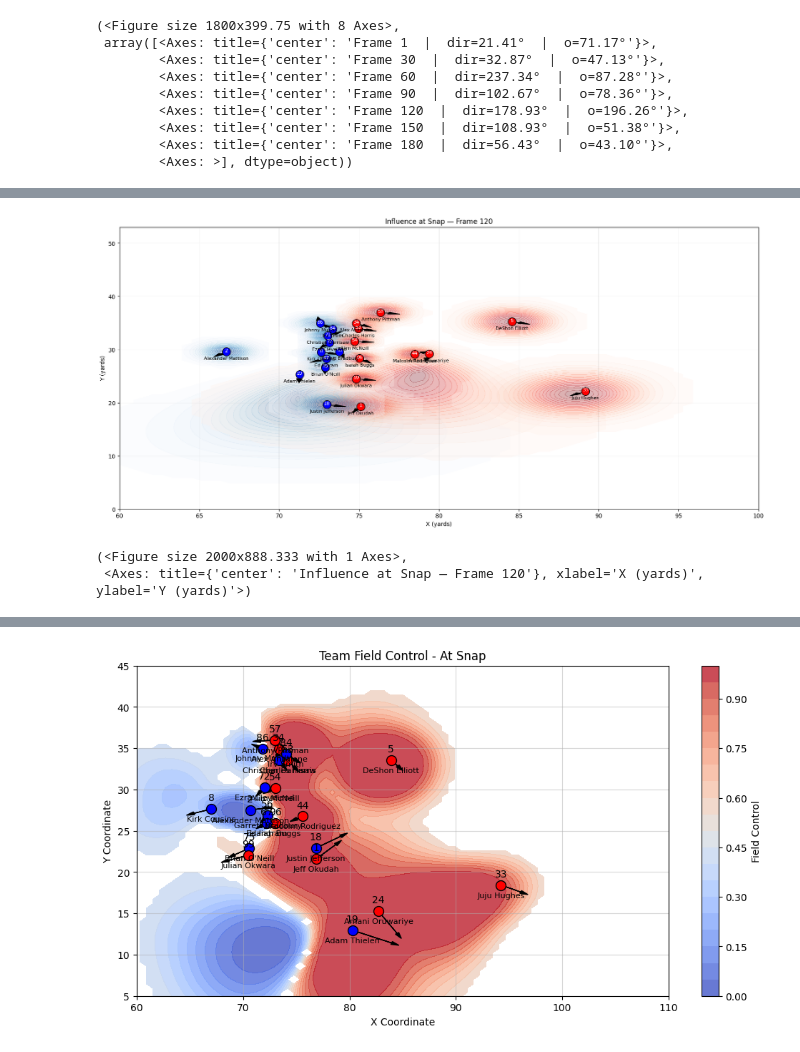
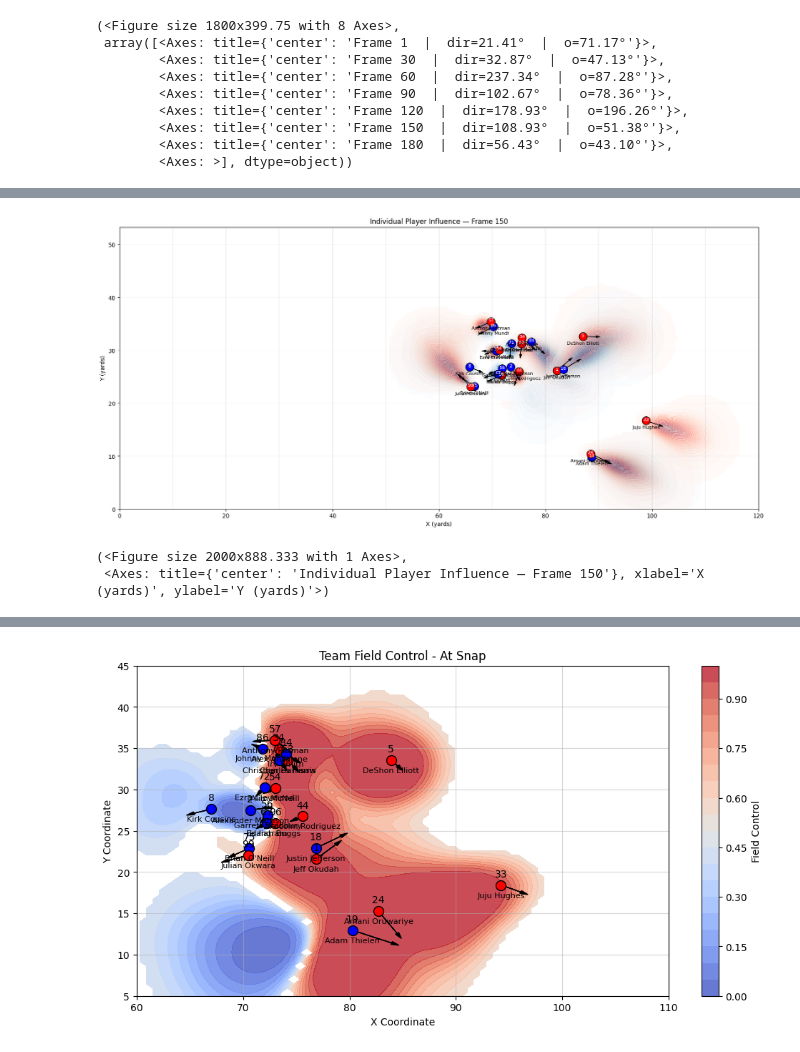
Before and after one commit to cincysam6/Field_Control_Model, a Jupyter notebook: Field_Control_Functions.ipynb, the cells around one changed output, grey strips where cells are left out. Drawn from its saved outputs; the diff is of its cells as text; code cells hidden in the pictures.

```diff
--- a/Field_Control_Functions.ipynb
+++ b/Field_Control_Functions.ipynb
@@ -1183,23 +1432,36 @@ def compute_player_densities_dataframe(
 # %%
-# 1) Compute densities (bias is saved into the dataframe)
+# 1) Compute densities (bias saved into each row)
 all_player_df, grid = compute_player_densities_dataframe(
     df,
     min_frame=100,
-    max_frame=110,
+    max_frame=150,
     model_kwargs={
-        "orientation_bias_deg": 90.0,     # ← pick your bias ONCE here (e.g., -90.0 for “downfield”)
-        "gaussian_scale_factor": 0.7,
-        "alpha_gamma": 7,
+        "orientation_bias_deg": 0.0,   # set a bias ONLY if you truly want it
+        "gaussian_scale_factor": 0.5,
+        "alpha_gamma": 5,
         "max_forward_distance": 20.0,
         "forward_decay_factor": 1.2,
         "angle_limit_min": 3,
         "angle_limit_max": 57,
         "angle_decay_factor": 2.0,
         "w_gaussian_min": 0.2,
         "w_gaussian_max": 1.0,
         "gaussian_midpoint": 4.0,
         "gaussian_steepness": 2.0,
     },
-    sigma_gaussian=5,
     alpha_gamma=11,
 )
+
+# 2) Plot a single frame, arrows aligned to the SAME bias used at compute time
+plot_player_densities_from_dataframe(
+    all_player_df,
+    grid,
+    frame_id=150,
+    orientation_bias_deg=0.0,   # only used if a row is missing its stored bias
+    title="Individual Player Influence",
+    arrow_scale=1.8,            # tweak arrow size if you like
+)
+# %% [output]
+[figure, added]
+(<Figure size 2000x888.333 with 1 Axes>,
+ <Axes: title={'center': 'Individual Player Influence — Frame 150'}, xlabel='X (yards)', ylabel='Y (yards)'>)
@@ -1309,20 +1467,0 @@ frame_to_plot = 120
-# %%
-
-# 3) Plot (no need to pass orientation_bias_deg—plotter uses per-row stored bias)
-plot_player_densities_from_dataframe(
-    all_player_df,
-    grid,
-    frame_id=frame_to_plot,
-    contour_levels=20,
-    contour_alpha=0.3,
-    off_cmap="Reds",
-    on_cmap="Blues",
-    arrow_scale=0.5,
-    xlim=(60, 100),
-    ylim=(0, 53),
-    title="Influence at Snap",
-)
-# %% [output]
-[figure, removed]
-(<Figure size 2000x888.333 with 1 Axes>,
- <Axes: title={'center': 'Influence at Snap — Frame 120'}, xlabel='X (yards)', ylabel='Y (yards)'>)
```
Also changed, not shown: parts of 19 cells of this notebook.
